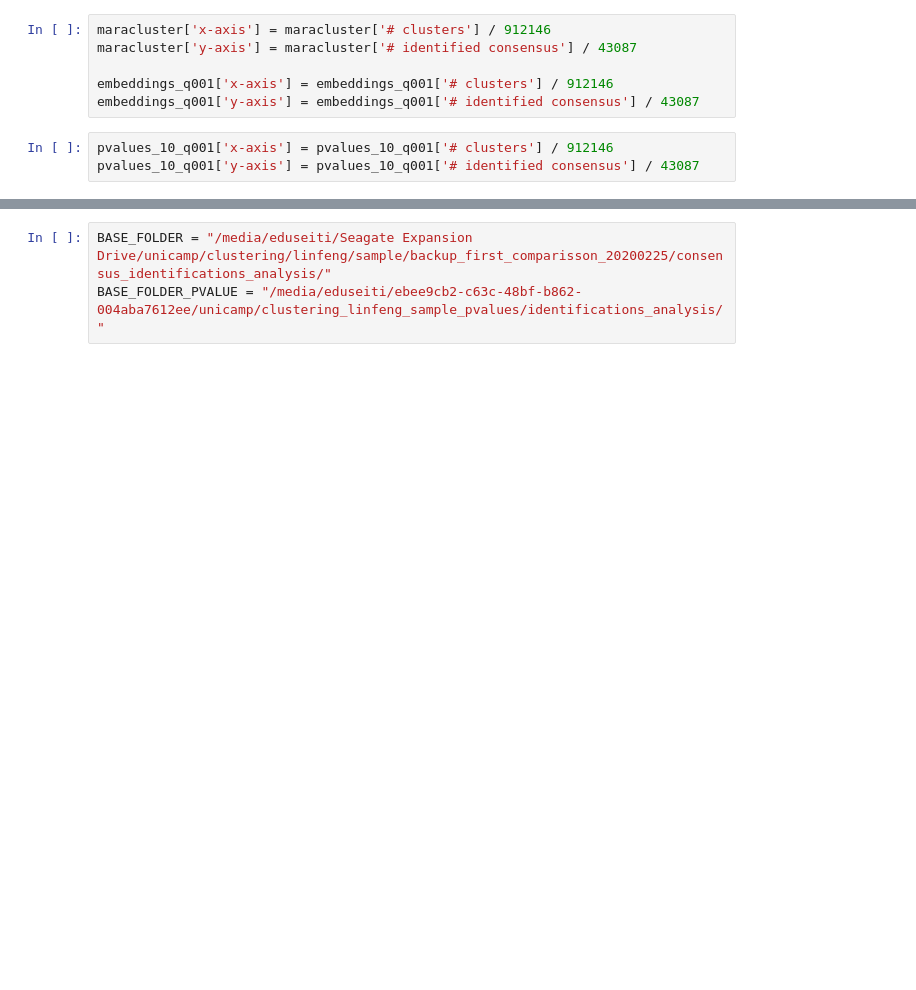
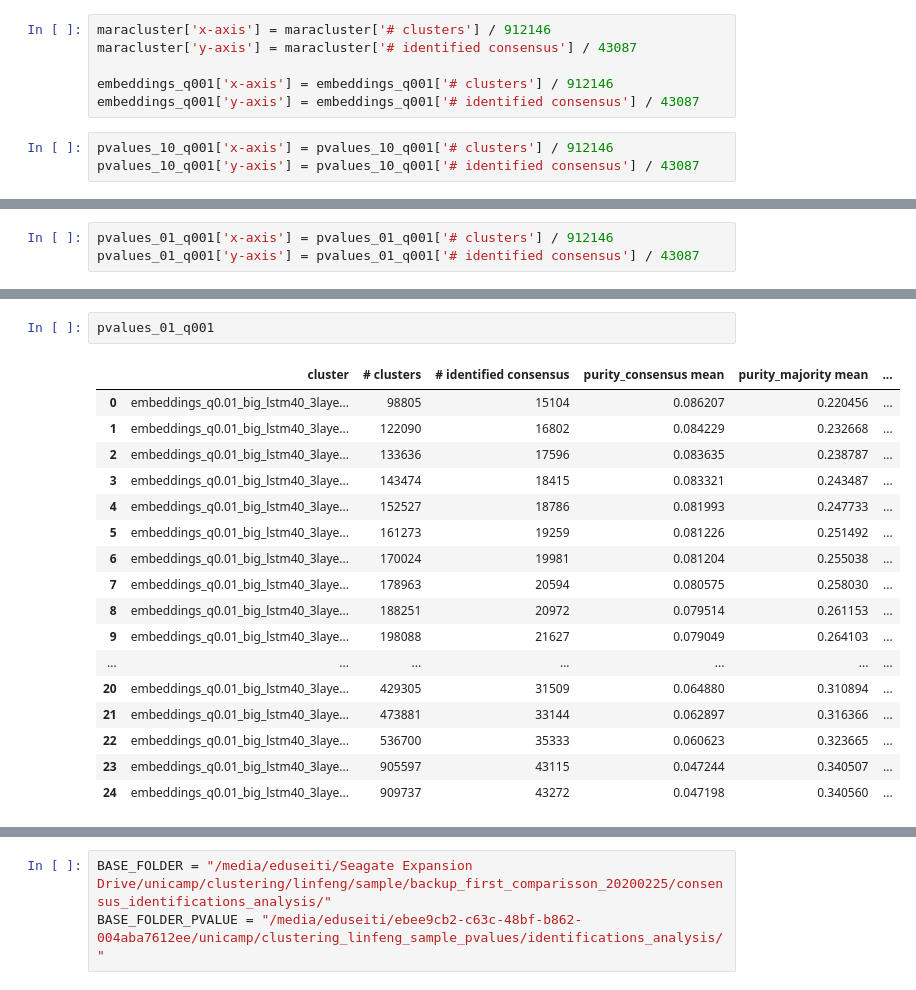
Before and after one commit to eduseiti/MSEmbedding, a Jupyter notebook: notebooks/results_comparison.ipynb, the cells around one changed output, grey strips where cells are left out. Cells and saved outputs as stored; diff of their text form; blank space fills up the shorter version.

```diff
--- a/notebooks/results_comparison.ipynb
+++ b/notebooks/results_comparison.ipynb
@@ -31,2 +37,5 @@ pvalues_10_q001['y-axis'] = pvalues_10_q001['# identified consensus'] / 43087
+# %%
+pvalues_01_q001['x-axis'] = pvalues_01_q001['# clusters'] / 912146
+pvalues_01_q001['y-axis'] = pvalues_01_q001['# identified consensus'] / 43087
 # %%
 maracluster
@@ -37,3 +116,23 @@ pvalues_10_q001
+# %%
+pvalues_01_q001
+# %% [output]
+|  | cluster | # clusters | # identified consensus | purity_consensus mean | purity_majority mean | ... |
+| 0 | embeddings_q0.01_big_lstm40_3laye... | 98805 | 15104 | 0.086207 | 0.220456 | ... |
+| 1 | embeddings_q0.01_big_lstm40_3laye... | 122090 | 16802 | 0.084229 | 0.232668 | ... |
+| 2 | embeddings_q0.01_big_lstm40_3laye... | 133636 | 17596 | 0.083635 | 0.238787 | ... |
+| 3 | embeddings_q0.01_big_lstm40_3laye... | 143474 | 18415 | 0.083321 | 0.243487 | ... |
+| 4 | embeddings_q0.01_big_lstm40_3laye... | 152527 | 18786 | 0.081993 | 0.247733 | ... |
+| 5 | embeddings_q0.01_big_lstm40_3laye... | 161273 | 19259 | 0.081226 | 0.251492 | ... |
+| 6 | embeddings_q0.01_big_lstm40_3laye... | 170024 | 19981 | 0.081204 | 0.255038 | ... |
+| 7 | embeddings_q0.01_big_lstm40_3laye... | 178963 | 20594 | 0.080575 | 0.258030 | ... |
+| 8 | embeddings_q0.01_big_lstm40_3laye... | 188251 | 20972 | 0.079514 | 0.261153 | ... |
+| 9 | embeddings_q0.01_big_lstm40_3laye... | 198088 | 21627 | 0.079049 | 0.264103 | ... |
+| ... | ... | ... | ... | ... | ... | ... |
+| 20 | embeddings_q0.01_big_lstm40_3laye... | 429305 | 31509 | 0.064880 | 0.310894 | ... |
+| 21 | embeddings_q0.01_big_lstm40_3laye... | 473881 | 33144 | 0.062897 | 0.316366 | ... |
+| 22 | embeddings_q0.01_big_lstm40_3laye... | 536700 | 35333 | 0.060623 | 0.323665 | ... |
+| 23 | embeddings_q0.01_big_lstm40_3laye... | 905597 | 43115 | 0.047244 | 0.340507 | ... |
+| 24 | embeddings_q0.01_big_lstm40_3laye... | 909737 | 43272 | 0.047198 | 0.340560 | ... |
 # %%
 fig = go.Figure()
 
```
Also changed, not shown: parts of 18 cells of this notebook.
